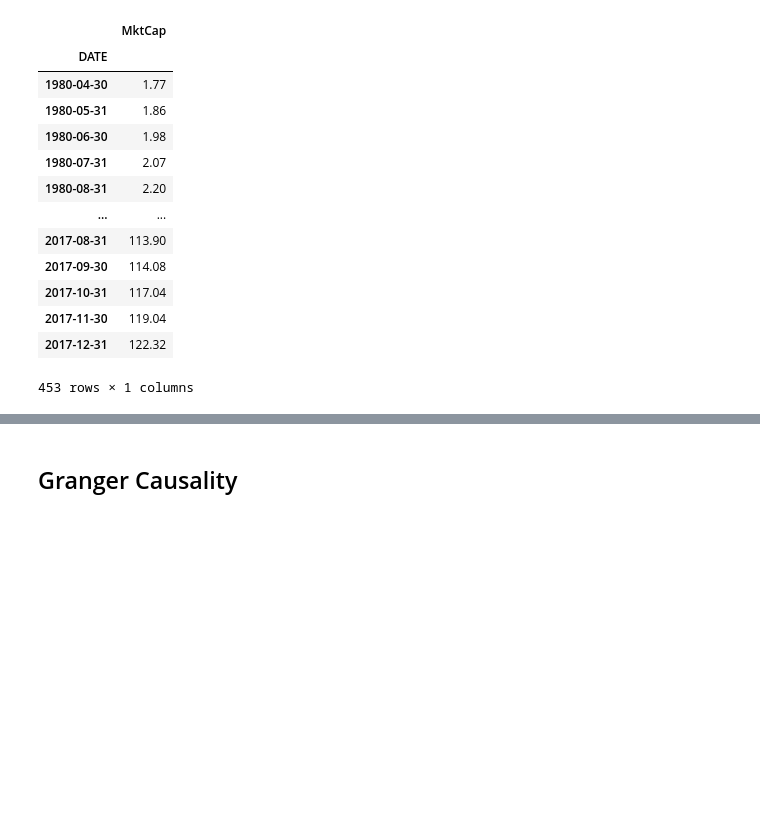
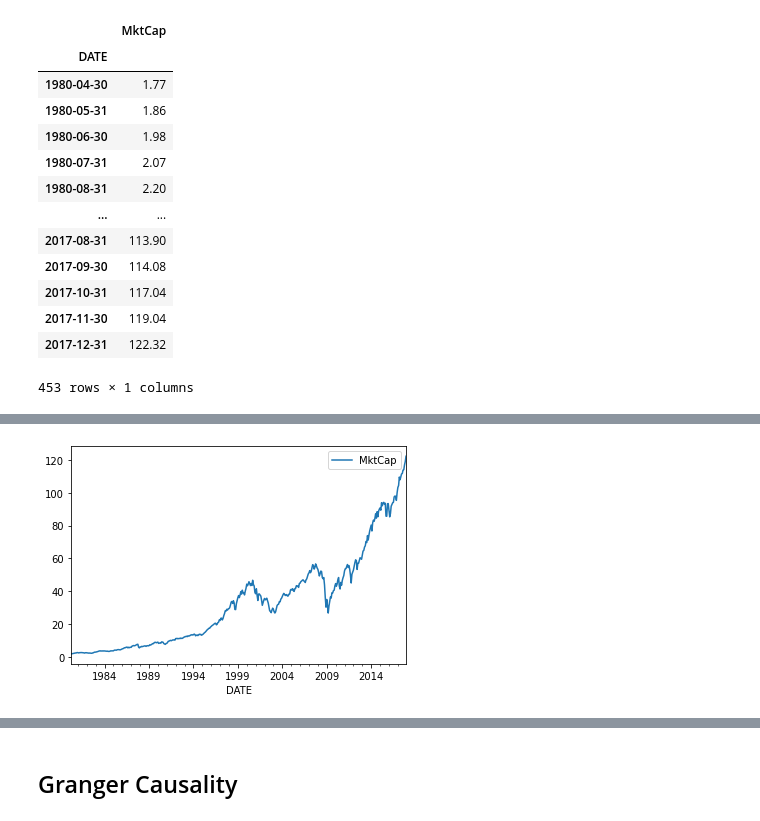
Before and after one commit to felipe-fp/corcovado, a Jupyter notebook: inflation_MktCap_analysis/inlation_analysis.ipynb, the cells around one changed output, grey strips where cells are left out. Drawn from its saved outputs; the diff is of its cells as text; code cells hidden in the pictures; blank space fills up the shorter version.

```diff
--- a/inflation_MktCap_analysis/inlation_analysis.ipynb
+++ b/inflation_MktCap_analysis/inlation_analysis.ipynb
@@ -89,2 +107,7 @@ test_data = test_data.join(velocity_M2)
 # %%
 test_data = test_data.loc[:'2017']
+# %%
+mkt_cap_wilshire.plot()
+plt.show()
+# %% [output]
+[figure, added]
```
Also changed, not shown: parts of 45 cells of this notebook, 1 other file.
